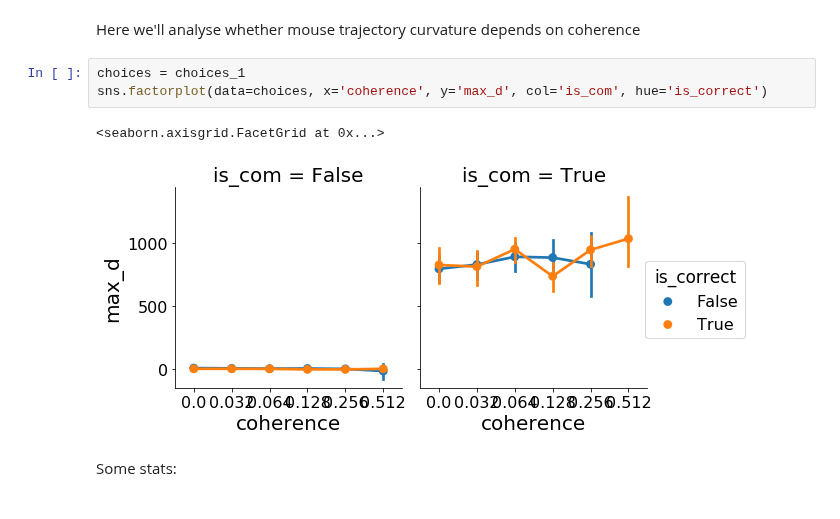
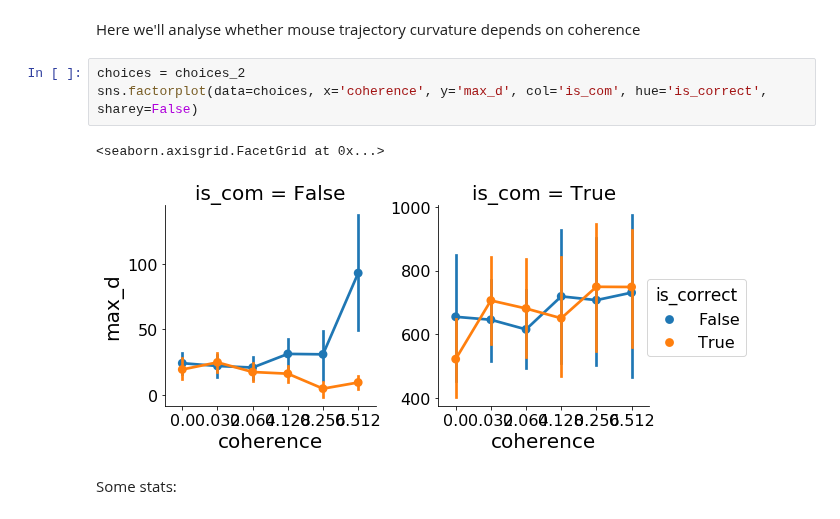
Before and after one commit to cherepaha/eyehandrdk, a Jupyter notebook: trajectories.ipynb, the cells around one changed output. Cells and saved outputs as stored; diff of their text form.

```diff
--- a/trajectories.ipynb
+++ b/trajectories.ipynb
@@ -76,11 +111,11 @@ plt.savefig('figures/traj_example_com.png')
 # %% [markdown]
 Here we'll analyse whether mouse trajectory curvature depends on coherence
 # %%
-choices = choices_1
-sns.factorplot(data=choices, x='coherence', y='max_d', col='is_com', hue='is_correct')
+choices = choices_2
+sns.factorplot(data=choices, x='coherence', y='max_d', col='is_com', hue='is_correct', sharey=False)
 # %% [output]
 <seaborn.axisgrid.FacetGrid at 0x...>
-[figure, old version]
+[figure, new version]
 # %% [markdown]
 Some stats:
 # %%
```
Also changed, not shown: parts of 5 cells of this notebook, 2 other files.
